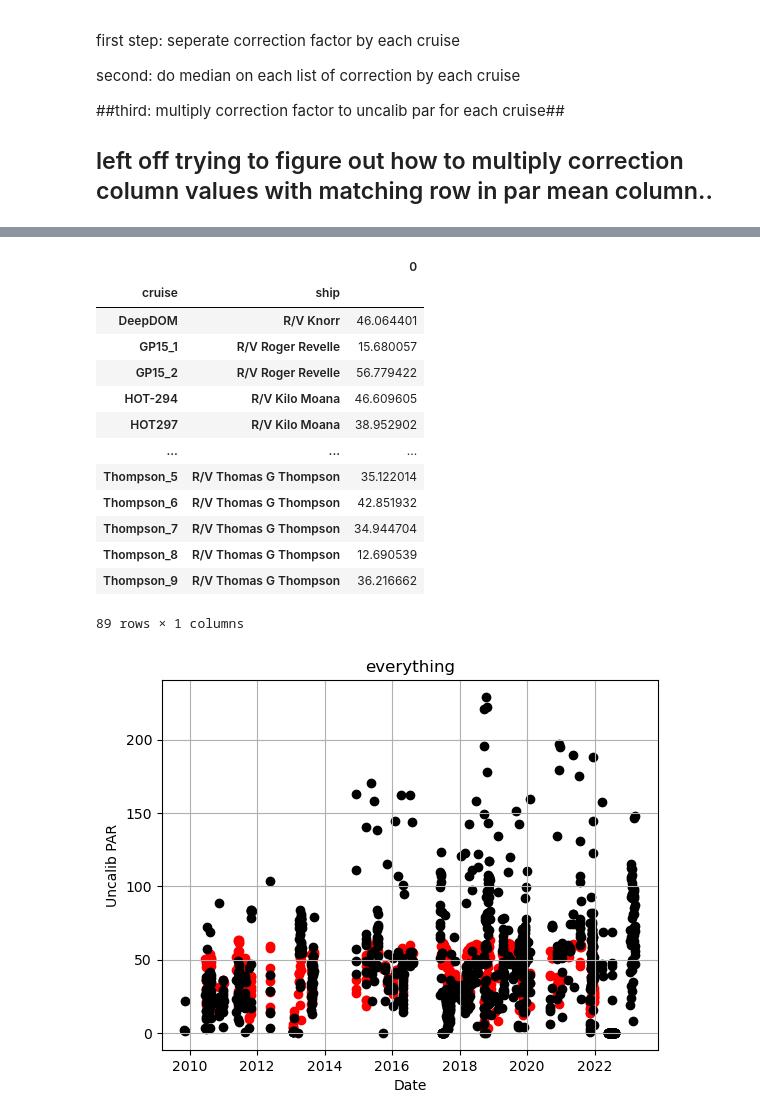
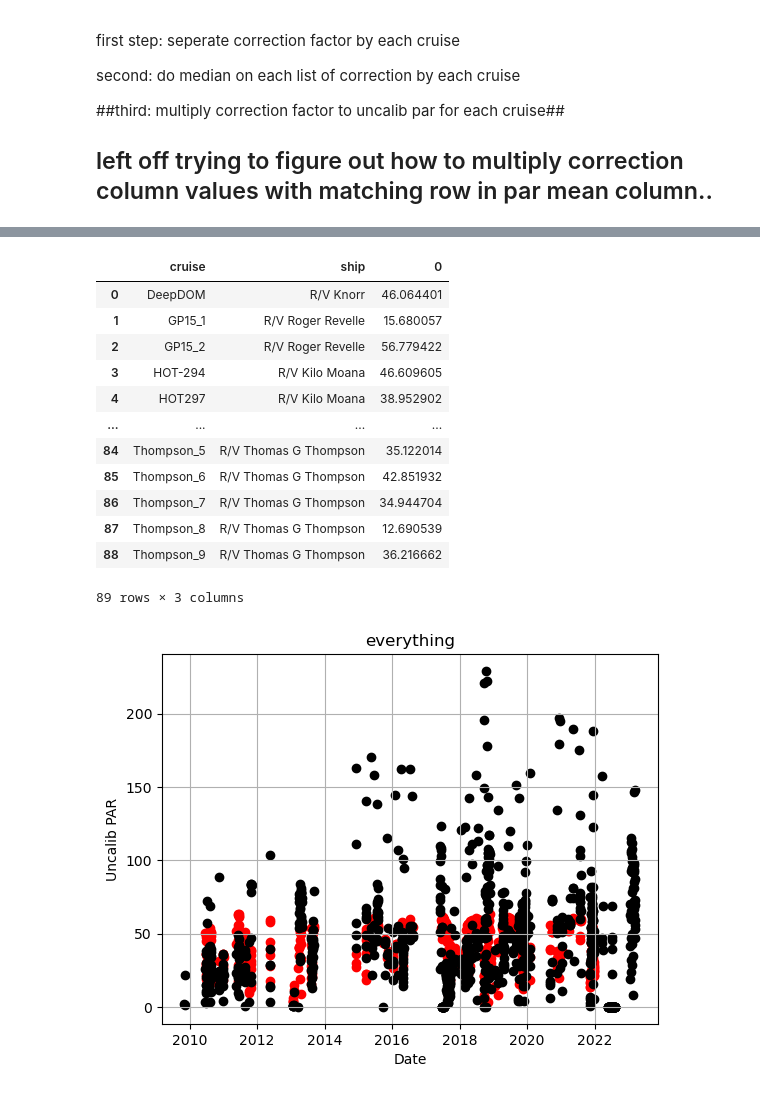
Before and after one commit to kpc02/SACNAS-2023-project, a Jupyter notebook: all_PAR_calib_python.ipynb, the cells around one changed output, grey strips where cells are left out. Cells and saved outputs as stored; diff of their text form; code cells hidden in the pictures.

```diff
--- a/all_PAR_calib_python.ipynb
+++ b/all_PAR_calib_python.ipynb
@@ -278,22 +277,22 @@ cf_sfl
 # %%
 cf_result = cf_sfl['PAR mean'].mul(cf_sfl['correction'], axis = 'index').to_frame()
-cf_result
+cf_result1 = cf_result.reset_index()
+cf_result1
 #cf_result.to_csv('sfl_correction_factors.csv')
 # %% [output]
-|  |  | 0 |
-| cruise | ship |  |
-| DeepDOM | R/V Knorr | 46.064401 |
-| GP15_1 | R/V Roger Revelle | 15.680057 |
-| GP15_2 | R/V Roger Revelle | 56.779422 |
-| HOT-294 | R/V Kilo Moana | 46.609605 |
-| HOT297 | R/V Kilo Moana | 38.952902 |
-| ... | ... | ... |
-| Thompson_5 | R/V Thomas G Thompson | 35.122014 |
-| Thompson_6 | R/V Thomas G Thompson | 42.851932 |
-| Thompson_7 | R/V Thomas G Thompson | 34.944704 |
-| Thompson_8 | R/V Thomas G Thompson | 12.690539 |
-| Thompson_9 | R/V Thomas G Thompson | 36.216662 |
+|  | cruise | ship | 0 |
+| 0 | DeepDOM | R/V Knorr | 46.064401 |
+| 1 | GP15_1 | R/V Roger Revelle | 15.680057 |
+| 2 | GP15_2 | R/V Roger Revelle | 56.779422 |
+| 3 | HOT-294 | R/V Kilo Moana | 46.609605 |
+| 4 | HOT297 | R/V Kilo Moana | 38.952902 |
+| ... | ... | ... | ... |
+| 84 | Thompson_5 | R/V Thomas G Thompson | 35.122014 |
+| 85 | Thompson_6 | R/V Thomas G Thompson | 42.851932 |
+| 86 | Thompson_7 | R/V Thomas G Thompson | 34.944704 |
+| 87 | Thompson_8 | R/V Thomas G Thompson | 12.690539 |
+| 88 | Thompson_9 | R/V Thomas G Thompson | 36.216662 |
-89 rows × 1 columns
+89 rows × 3 columns
 # %%
 # figure plotting stuff out later
 
```
Also changed, not shown: parts of 2 cells of this notebook, 1 other file.
